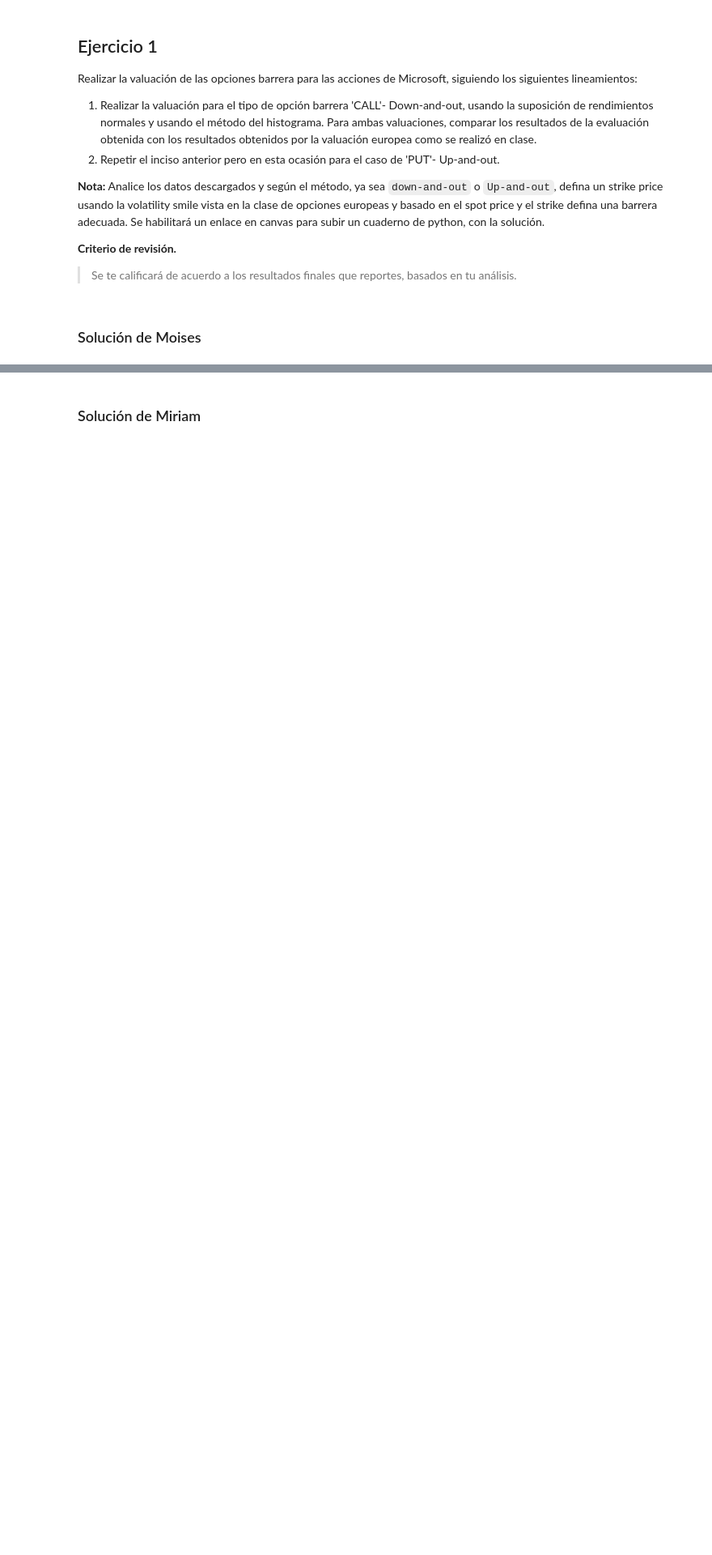
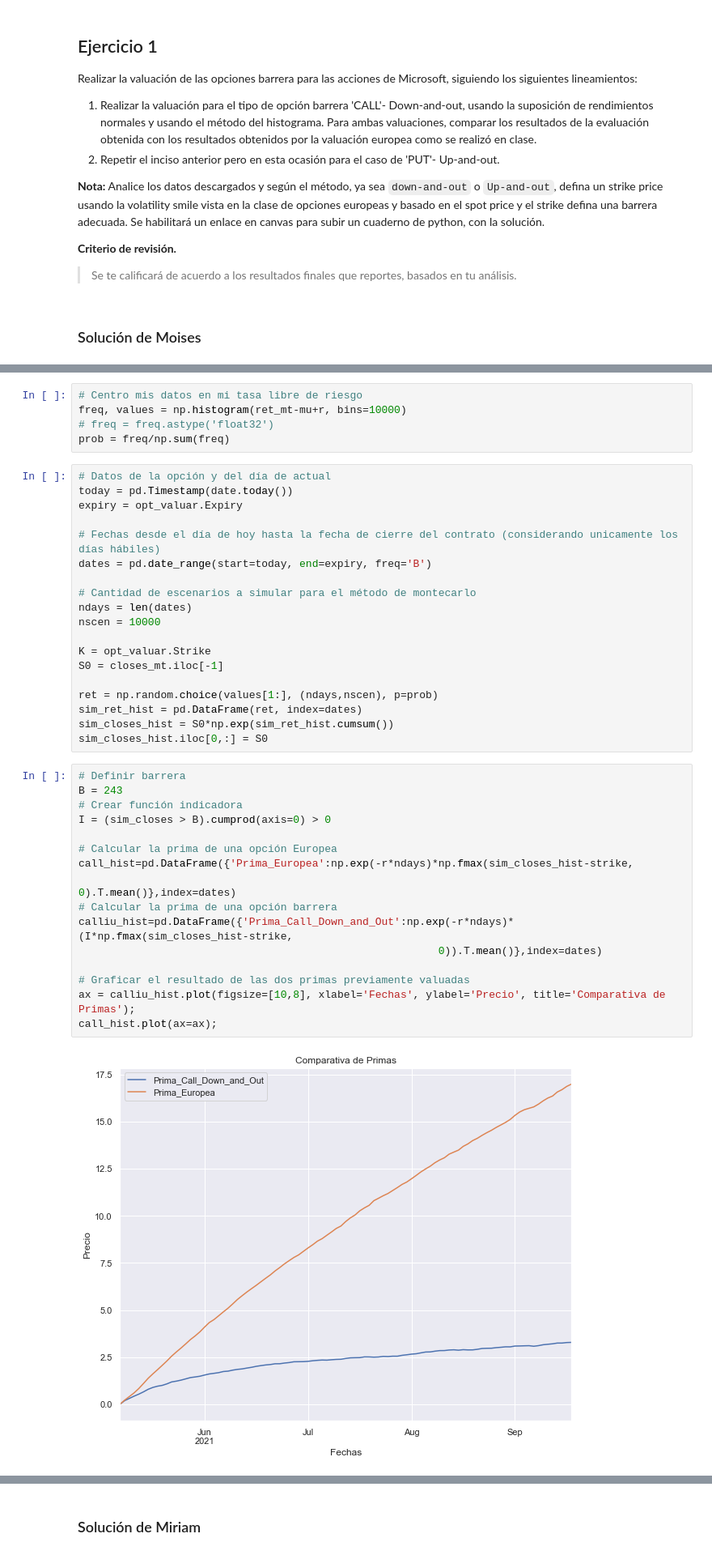
Before and after one commit to Miriam1999/Tarea11_MFlores_MERosas, a Jupyter notebook: Tarea11_MFlores_MERosas.ipynb, the cells around one changed output, grey strips where cells are left out. Shown at 81% size. Cells and saved outputs as stored; diff of their text form; blank space fills up the shorter version.

```diff
--- a/Tarea11_MFlores_MERosas.ipynb
+++ b/Tarea11_MFlores_MERosas.ipynb
@@ -27,0 +355,42 @@ Realizar la valuación de las opciones barrera para las acciones de Microsoft, s
+# %%
+# Centro mis datos en mi tasa libre de riesgo
+freq, values = np.histogram(ret_mt-mu+r, bins=10000)
+# freq = freq.astype('float32')
+prob = freq/np.sum(freq)
+# %%
+# Datos de la opción y del día de actual
+today = pd.Timestamp(date.today())
+expiry = opt_valuar.Expiry
+
+# Fechas desde el día de hoy hasta la fecha de cierre del contrato (considerando unicamente los días hábiles)
+dates = pd.date_range(start=today, end=expiry, freq='B')
+
+# Cantidad de escenarios a simular para el método de montecarlo
+ndays = len(dates)
+nscen = 10000
+
+K = opt_valuar.Strike
+S0 = closes_mt.iloc[-1]
+
+ret = np.random.choice(values[1:], (ndays,nscen), p=prob)
+sim_ret_hist = pd.DataFrame(ret, index=dates)
+sim_closes_hist = S0*np.exp(sim_ret_hist.cumsum())
+sim_closes_hist.iloc[0,:] = S0
+# %%
+# Definir barrera
+B = 243
+# Crear función indicadora
+I = (sim_closes > B).cumprod(axis=0) > 0
+
+# Calcular la prima de una opción Europea
+call_hist=pd.DataFrame({'Prima_Europea':np.exp(-r*ndays)*np.fmax(sim_closes_hist-strike,
+                                                                        0).T.mean()},index=dates)
+# Calcular la prima de una opción barrera
+calliu_hist=pd.DataFrame({'Prima_Call_Down_and_Out':np.exp(-r*ndays)* (I*np.fmax(sim_closes_hist-strike,
+                                                         0)).T.mean()},index=dates)
+
+# Graficar el resultado de las dos primas previamente valuadas
+ax = calliu_hist.plot(figsize=[10,8], xlabel='Fechas', ylabel='Precio', title='Comparativa de Primas');
+call_hist.plot(ax=ax);
+# %% [output]
+[figure, added]
```
Also changed, not shown: parts of 94 cells of this notebook.
